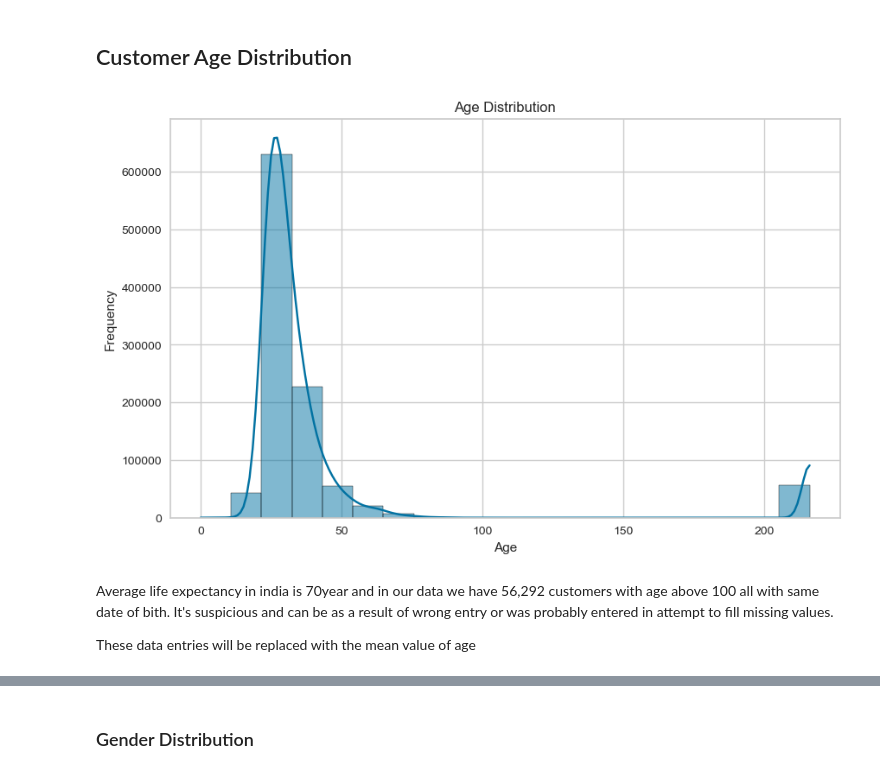
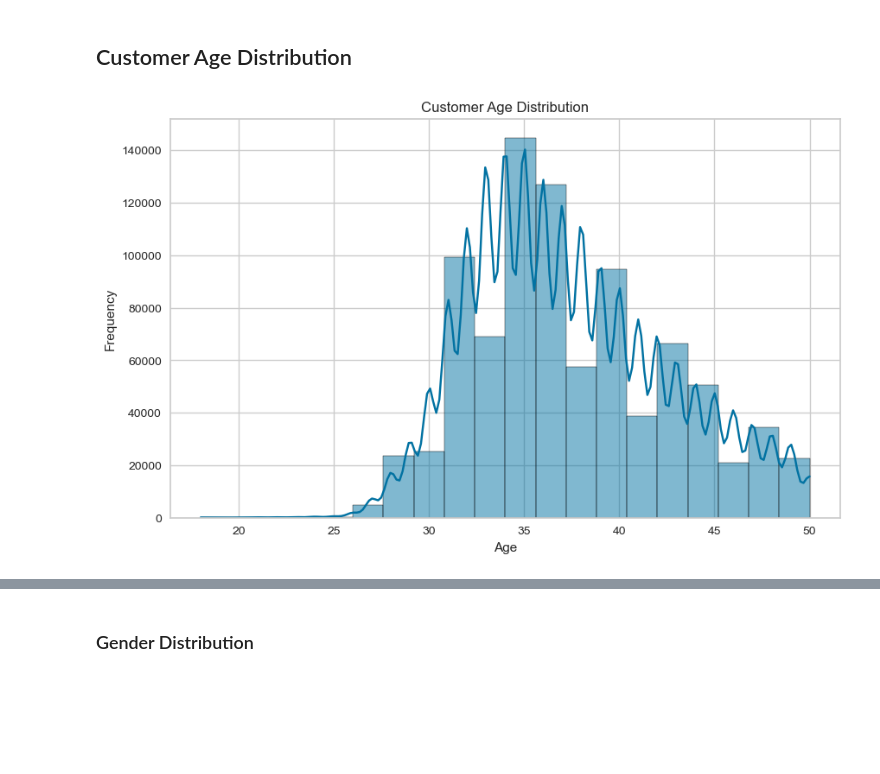
Before and after one commit to Emerald-GitHub/RFM-Based-Customer-Segmentation, a Jupyter notebook: Notebooks/RFM_Customer_Segmentation_solution.ipynb, the cells around one changed output, grey strips where cells are left out. Cells and saved outputs as stored; diff of their text form; code cells hidden in the pictures; blank space fills up the shorter version.

```diff
--- a/Notebooks/RFM_Customer_Segmentation_solution.ipynb
+++ b/Notebooks/RFM_Customer_Segmentation_solution.ipynb
@@ -222,5 +221,0 @@ def adjust_year(date):
-# %%
-df["CustomerDOB"] = df["CustomerDOB"].apply(adjust_year)
-# %%
-df = calculate_age(df)
-df.head()
@@ -254,0 +238,3 @@ memory usage: 87.4+ MB
+# %%
+# Keep only rows where age is between 1 and 100
+df = df[(df['Age'] > 0) & (df['Age'] <= 100)]
@@ -254,0 +273,3 @@ memory usage: 87.4+ MB
+# %%
+# Keep only rows where age is between 18 and 100
+df = df[(df['Age'] >= 18) & (df['Age'] <= 100)]
@@ -259,14 +348,10 @@ memory usage: 87.4+ MB
 # %%
 # observe age distribution
 plt.figure(figsize = (10,6))
-sns.histplot(df['age'], bins=20, kde=True)
+sns.histplot(df['Age'], bins=20, kde=True)
 plt.xlabel('Age')
 plt.ylabel('Frequency')
-plt.title('Age Distribution')
+plt.title('Customer Age Distribution')
 plt.show()
 # %% [output]
-[figure, old version]
+[figure, new version]
-# %% [markdown]
-Average life expectancy in india is 70year and in our data we have 56,292 customers with age above 100 all with same date of bith. It's suspicious and can be as a result of wrong entry or was probably entered in attempt to fill missing values.
-
-These data entries will be replaced with the mean value of age
```
Also changed, not shown: parts of 133 cells of this notebook, 6 other files.
